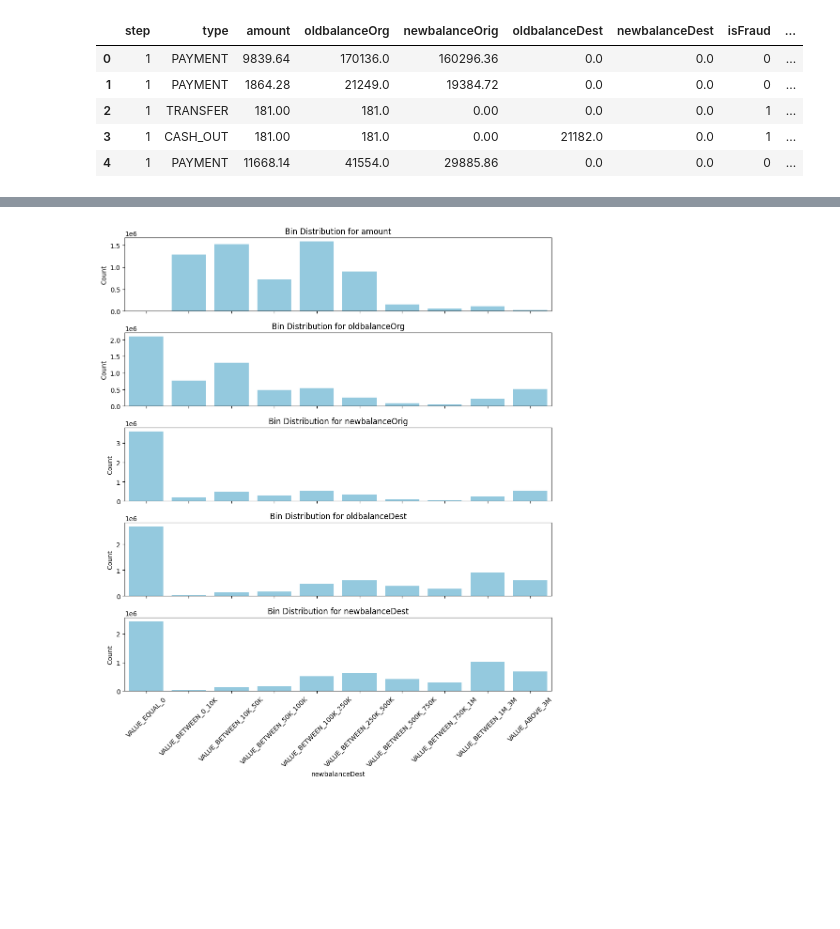
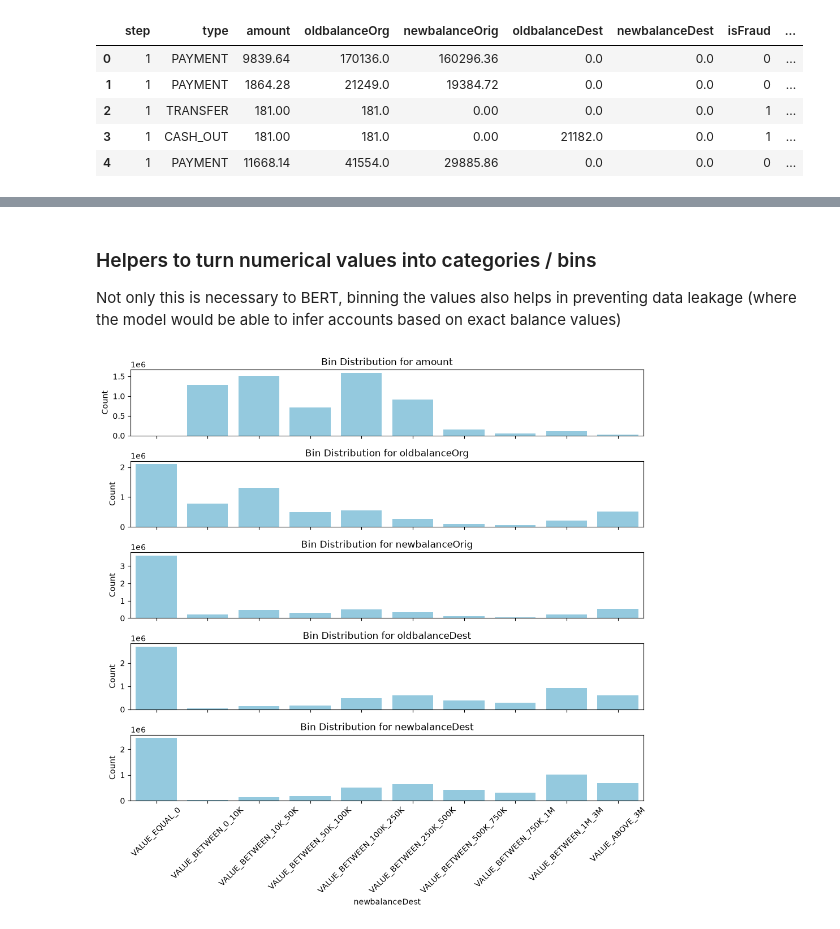
Before and after one commit to paulohenriquecrs/BERT-Fraud-Detection-PaySim, a Jupyter notebook: test.ipynb, the cells around one changed output, grey strips where cells are left out. Saved outputs shown, nothing was run; the diff lists cells and outputs as text; code cells hidden in the pictures; blank space fills up the shorter version.

Commit message:
Cleaning before Kaggle

```diff
--- a/test.ipynb
+++ b/test.ipynb
@@ -31,5 +39,10 @@ from sklearn.metrics import (
 # %%
-df_raw = pd.read_csv("data/paysim_dataset.csv")
+try:  # Kaggle environment
+    df_raw = pd.read_csv(
+        "/kaggle/input/datasets/mtalaltariq/paysim-data/paysim dataset.csv"
+    )
+except:  # Local environment
+    df_raw = pd.read_csv("data/paysim_dataset.csv")
 df_raw.drop(columns=["nameOrig", "nameDest"], inplace=True)
 # %%
 df_raw.head()
@@ -83,0 +78,3 @@ def convert_step_to_part_of_day(step):
+# %% [markdown]
+### Helpers to turn numerical values into categories / bins
+Not only this is necessary to BERT, binning the values also helps in preventing data leakage (where the model would be able to infer accounts based on exact balance values)
@@ -92,61 +136,18 @@ df_raw_test.drop(columns=["step"], inplace=True)
 # %%
-VALUE_BINS = [
-    -np.inf,
-    0,
-    10_000,
-    50_000,
-    100_000,
-    250_000,
-    500_000,
-    750_000,
-    1_000_000,
-    3_000_000,
-    np.inf,
-]
-VALUE_LABELS = [
-    "VALUE_EQUAL_0",
-    "VALUE_BETWEEN_0_10K",
-    "VALUE_BETWEEN_10K_50K",
-    "VALUE_BETWEEN_50K_100K",
-    "VALUE_BETWEEN_100K_250K",
-    "VALUE_BETWEEN_250K_500K",
-    "VALUE_BETWEEN_500K_750K",
-    "VALUE_BETWEEN_750K_1M",
-    "VALUE_BETWEEN_1M_3M",
-    "VALUE_ABOVE_3M",
-]
-
-
-def bin_values_column(series):
-    """Fast vectorized binning using pd.cut for whole Pandas Series."""
-    return pd.cut(series, bins=VALUE_BINS, labels=VALUE_LABELS, right=True)
-
-
-monetary_cols = [
-    "amount",
-    "oldbalanceOrg",
-    "newbalanceOrig",
-    "oldbalanceDest",
-    "newbalanceDest",
-]
-
-# Apply binning across columns
-binned_df = df_raw[monetary_cols].apply(bin_values_column)
-
 # Plot categorical count plots
-fig, axes = plt.subplots(len(monetary_cols), 1, figsize=(10, 12), sharex=True)
+fig, axes = plt.subplots(len(monetary_cols), 1, figsize=(10, 10), sharex=True)
 
 for i, col in enumerate(monetary_cols):
     counts = binned_df[col].value_counts().reindex(VALUE_LABELS, fill_value=0)
     sns.barplot(x=counts.index, y=counts.values, ax=axes[i], color="skyblue")
     axes[i].set_title(f"Bin Distribution for {col}")
     axes[i].set_ylabel("Count")
     axes[i].tick_params(axis="x", rotation=45)
 
 plt.tight_layout()
 plt.show()
 # %% [output]
-[figure, old version]
+[figure, new version]
 # %%
 num_cols_train = df_raw_train.select_dtypes(include=["number"]).columns
 
```
Also changed, not shown: parts of 46 cells of this notebook.
